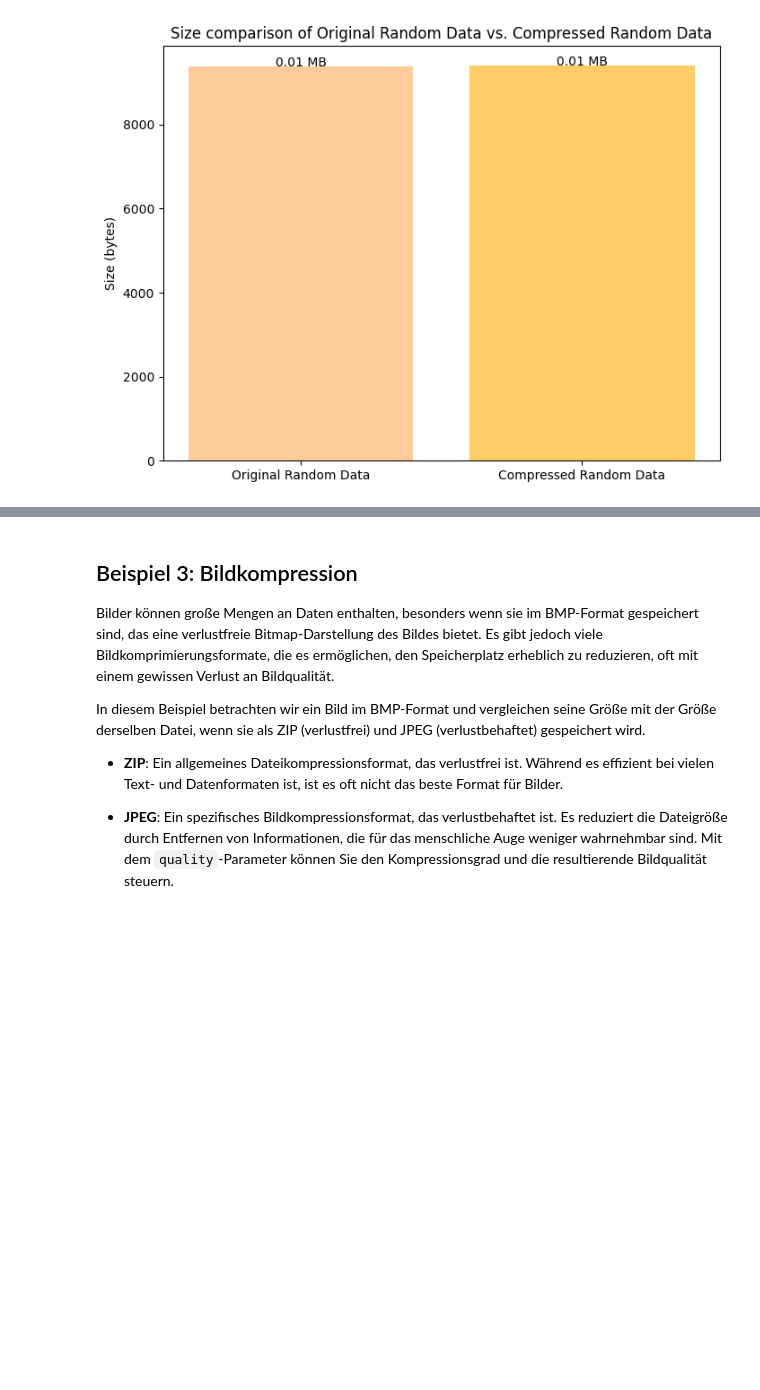
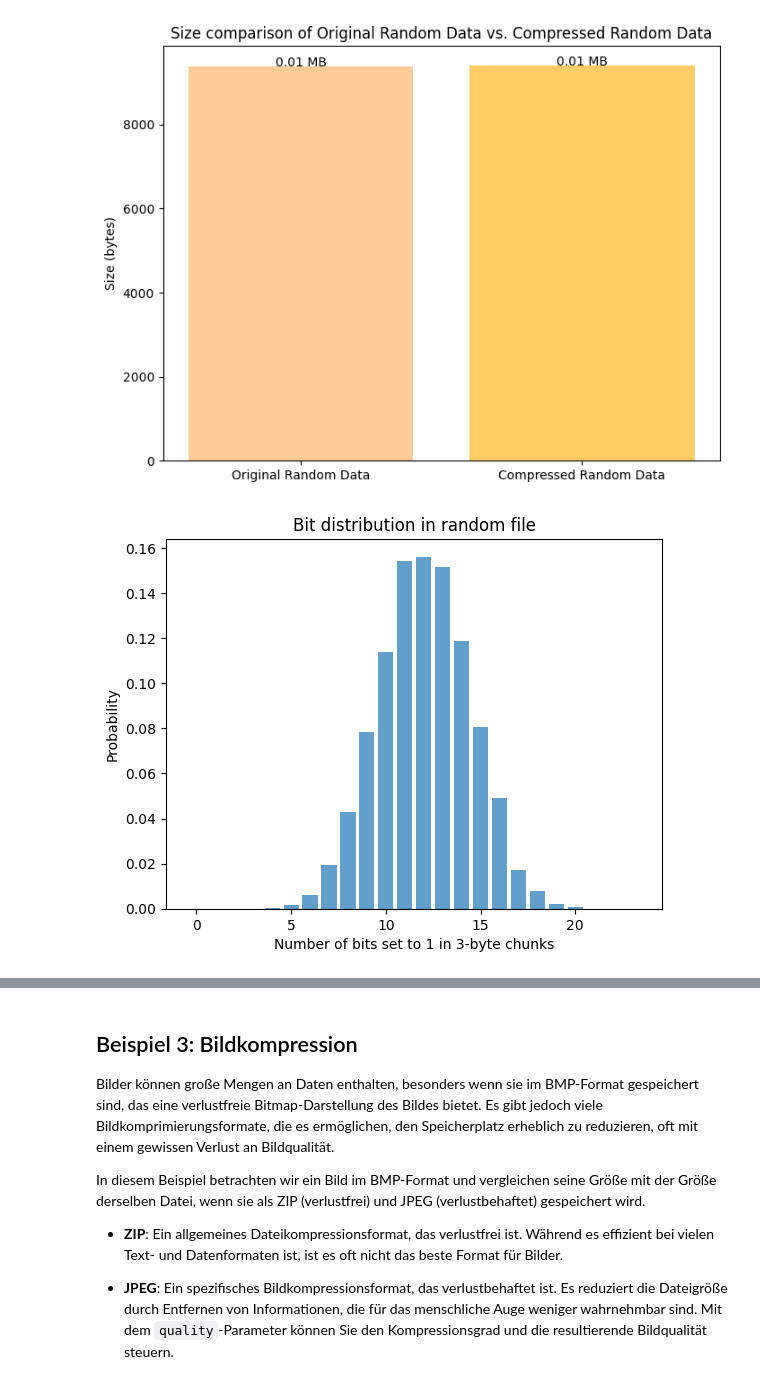
Before and after one commit to dimo3d/CGI_course_materials, a Jupyter notebook: content/Informationstheorie.ipynb, the cells around one changed output, grey strips where cells are left out. Cells and saved outputs as stored; diff of their text form; code cells hidden in the pictures; blank space fills up the shorter version.

```diff
--- a/content/Informationstheorie.ipynb
+++ b/content/Informationstheorie.ipynb
@@ -84,9 +84,12 @@ import matplotlib.pyplot as plt
 
 # Assuming you still have the original_size variable from before
 
-# Generate random bits of the same size as the original text data
-random_bits = ''.join(['1' if random.randint(0, 1) else '0' for _ in range(original_size * 8)])  # original_size * 8 because we're generating bits
-random_data = int(random_bits, 2).to_bytes((len(random_bits) + 7) // 8, byteorder='big')
+# Make the data length a multiple of 3
+random_data = random_data[:len(random_data) // 3 * 3]
+
+# Divide the data into 3-byte chunks and count bits
+
+counts = [sum(bin(b).count("1") for b in three_bytes) for three_bytes in np.frombuffer(random_data, dtype=np.uint8).reshape(-1, 3)]
 
 # Create an in-memory binary stream for the random bits
 in_memory_file = io.BytesIO()
@@ -125,3 +128,26 @@ plt.show()
 Original Random Data Size: 0.0089 MB
 Compressed Random Data Size: 0.0090 MB
 [figure]
+# %%
+import numpy as np
+import matplotlib.pyplot as plt
+
+# Make the data length a multiple of 3
+
+# Ensure the length is a multiple of 3
+random_data = random_data[:len(random_data) - len(random_data) % 3]
+
+# Count the bits for each 3-byte chunk
+counts = [sum(bin(b).count("1") for b in three_bytes) for three_bytes in np.frombuffer(random_data, dtype=np.uint8).reshape(-1, 3)]
+
+# 3. Accumulate into histogram
+hist, edges = np.histogram(counts, bins=range(25), density=True)
+
+# 4. Plot the histogram
+plt.bar(edges[:-1], hist, width=0.8, align='center', alpha=0.7)
+plt.xlabel('Number of bits set to 1 in 3-byte chunks')
+plt.ylabel('Probability')
+plt.title('Bit distribution in random file')
+plt.show()
+# %% [output]
+[figure, added]
```
Also changed, not shown: parts of 3 cells of this notebook.
